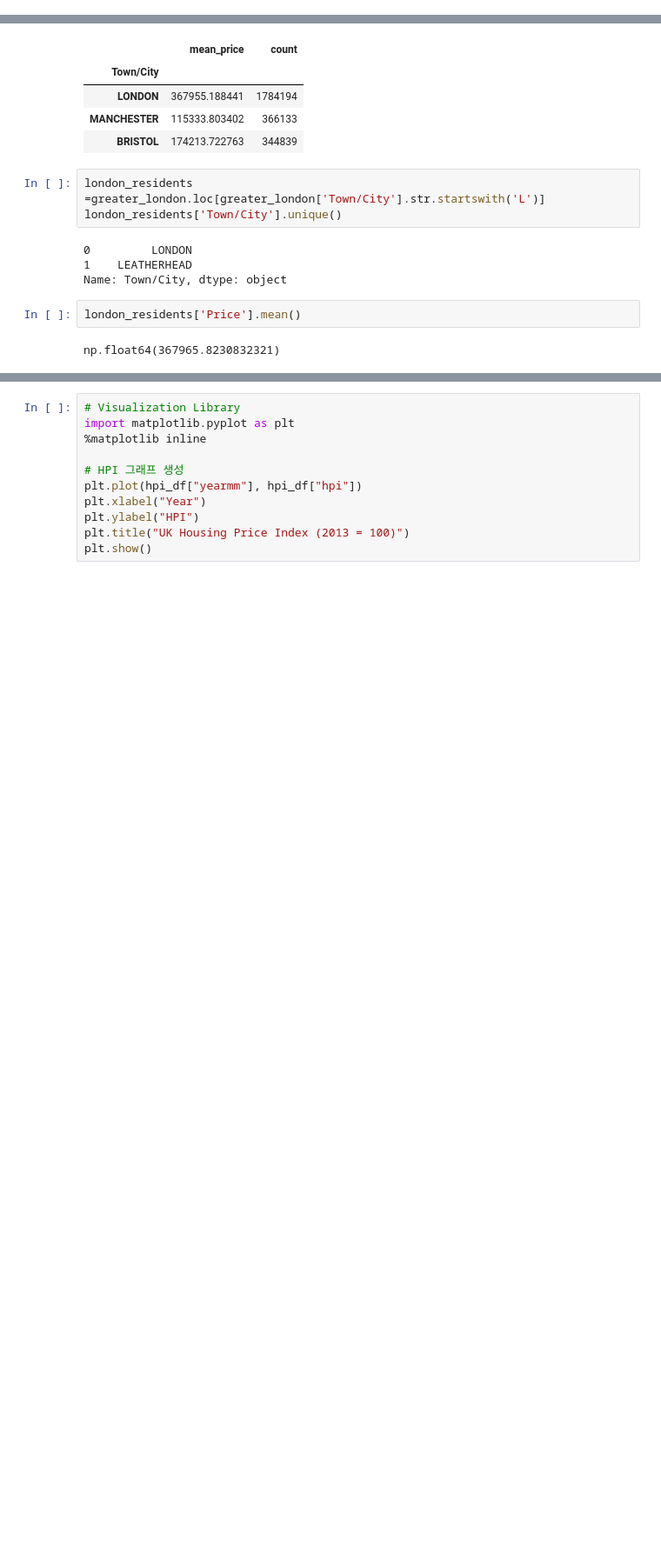
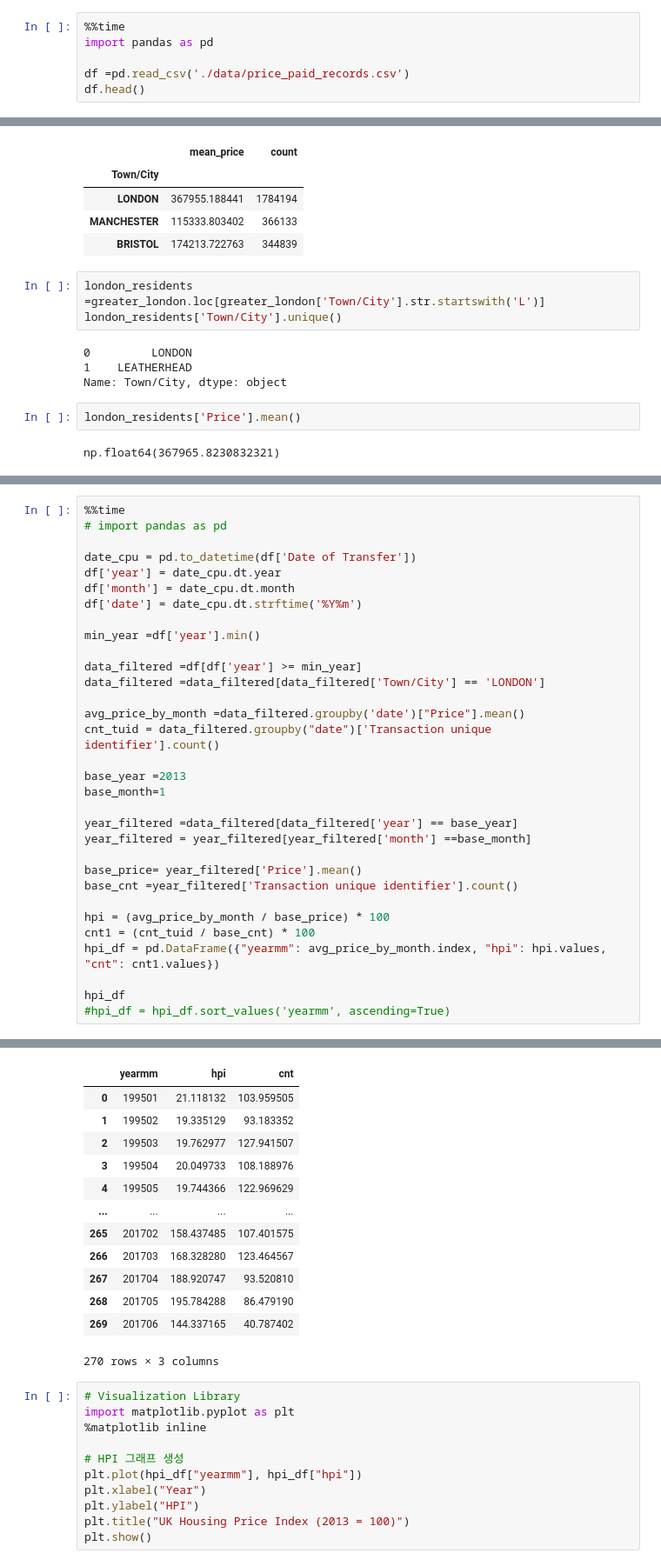
Before and after one commit to dazzlig/nvidia-rapids, a Jupyter notebook: chapter3/3-1.ipynb, the cells around one changed output, grey strips where cells are left out. Shown at 87% size. Drawn from its saved outputs; the diff is of its cells as text; blank space fills up the shorter version.

```diff
--- a/chapter3/pandas_ver.ipynb
+++ b/chapter3/3-1.ipynb
@@ -10,3 +12,9 @@ df.head()
 | 2 | {278D581A-5BF3-4FCE-AF62-4956D876... | 45000 | 1995-06-30 00:00 | T | N | F | HIGHBRIDGE | ... |
 | 3 | {1D861C06-A416-4865-973C-4956DB12... | 43150 | 1995-11-24 00:00 | T | N | F | BEDFORD | ... |
 | 4 | {DD8645FD-A815-43A6-A7BA-4956E58F... | 18899 | 1995-06-23 00:00 | S | N | F | WAKEFIELD | ... |
+# %%
+%%time
+import pandas as pd
+
+df =pd.read_csv('./data/price_paid_records.csv')
+df.head()
@@ -133,0 +156,33 @@ hpi_df
+# %%
+%%time
+# import pandas as pd
+
+date_cpu = pd.to_datetime(df['Date of Transfer'])
+df['year'] = date_cpu.dt.year
+df['month'] = date_cpu.dt.month
+df['date'] = date_cpu.dt.strftime('%Y%m')
+
+min_year =df['year'].min()
+
+data_filtered =df[df['year'] >= min_year]
+data_filtered =data_filtered[data_filtered['Town/City'] == 'LONDON']
+
+avg_price_by_month =data_filtered.groupby('date')["Price"].mean()
+cnt_tuid = data_filtered.groupby("date")['Transaction unique identifier'].count()
+
+base_year =2013
+base_month=1
+
+year_filtered =data_filtered[data_filtered['year'] == base_year]
+year_filtered = year_filtered[year_filtered['month'] ==base_month]
+
+base_price= year_filtered['Price'].mean()
+base_cnt =year_filtered['Transaction unique identifier'].count()
+
+hpi = (avg_price_by_month / base_price) * 100
+cnt1 = (cnt_tuid / base_cnt) * 100
+hpi_df = pd.DataFrame({"yearmm": avg_price_by_month.index, "hpi": hpi.values, "cnt": cnt1.values})
+
+hpi_df
+#hpi_df = hpi_df.sort_values('yearmm', ascending=True)
+# %% [output]
@@ -134,3 +191,16 @@ hpi_df
+|  | yearmm | hpi | cnt |
+| 0 | 199501 | 21.118132 | 103.959505 |
+| 1 | 199502 | 19.335129 | 93.183352 |
+| 2 | 199503 | 19.762977 | 127.941507 |
+| 3 | 199504 | 20.049733 | 108.188976 |
+| 4 | 199505 | 19.744366 | 122.969629 |
+| ... | ... | ... | ... |
+| 265 | 201702 | 158.437485 | 107.401575 |
+| 266 | 201703 | 168.328280 | 123.464567 |
+| 267 | 201704 | 188.920747 | 93.520810 |
+| 268 | 201705 | 195.784288 | 86.479190 |
+| 269 | 201706 | 144.337165 | 40.787402 |
+270 rows × 3 columns
 # %%
 # Visualization Library
 import matplotlib.pyplot as plt
```
Also changed, not shown: parts of 4 cells of this notebook, 2 other files.
